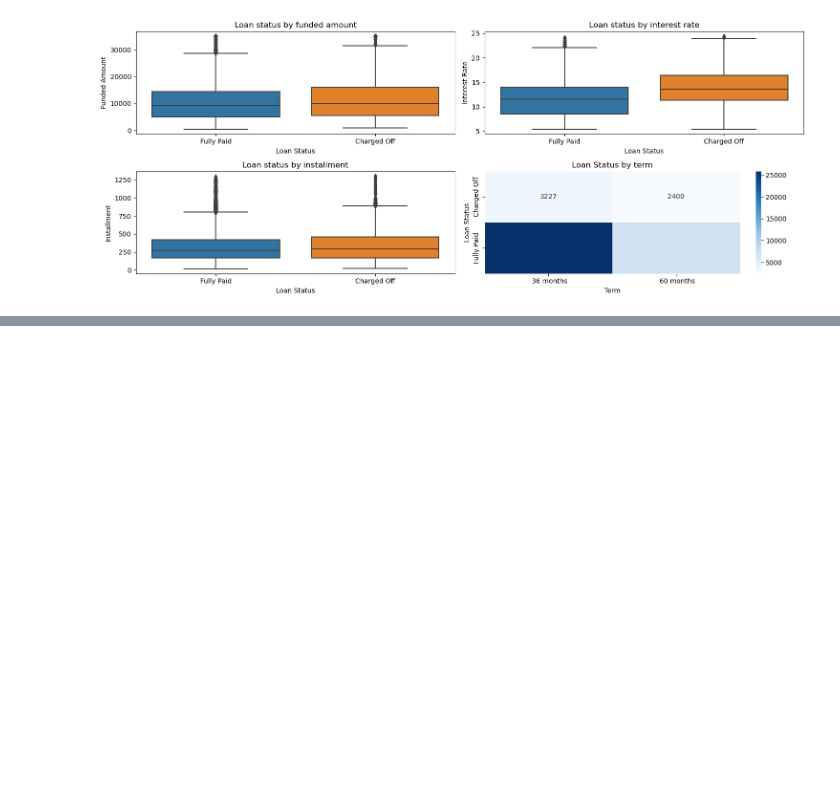
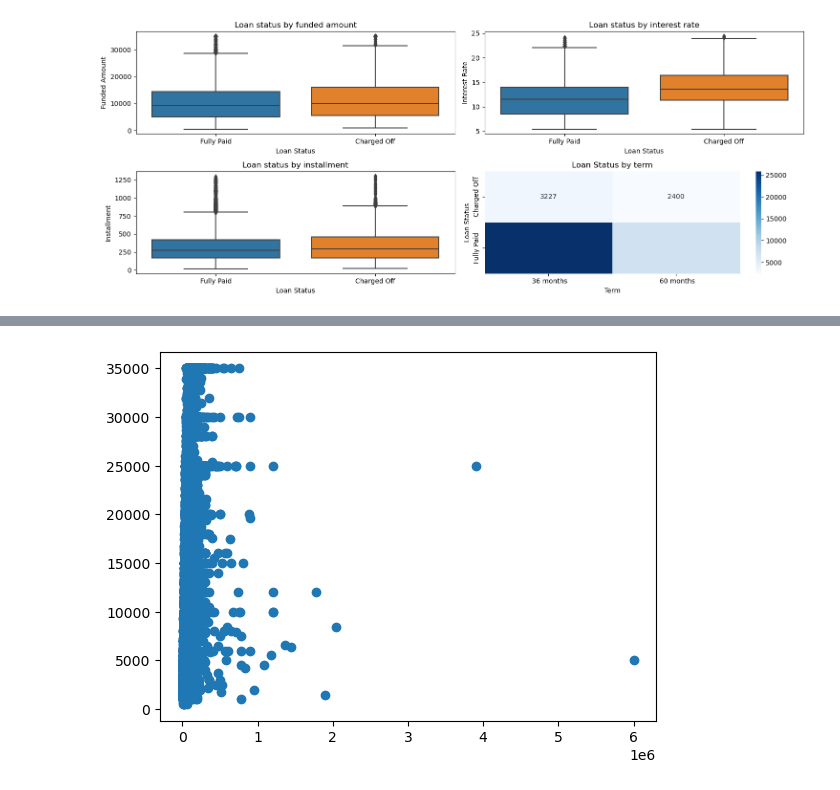
Before and after one commit to Rawoof821/LendingclubCaseStudy, a Jupyter notebook: Neha_Rawoof_LendingCaseStudy.ipynb, the cells around one changed output, grey strips where cells are left out. Saved outputs shown, nothing was run; the diff lists cells and outputs as text; code cells hidden in the pictures; blank space fills up the shorter version.

```diff
--- a/Neha_Rawoof_LendingCaseStudy.ipynb
+++ b/Neha_Rawoof_LendingCaseStudy.ipynb
@@ -772,0 +815,5 @@ plt.show()
+# %%
+plt.scatter( loans_paid_data['annual_inc'], loans_paid_data['loan_amnt'])
+plt.show()
+# %% [output]
+[figure, added]
```
Also changed, not shown: parts of 16 cells of this notebook.
